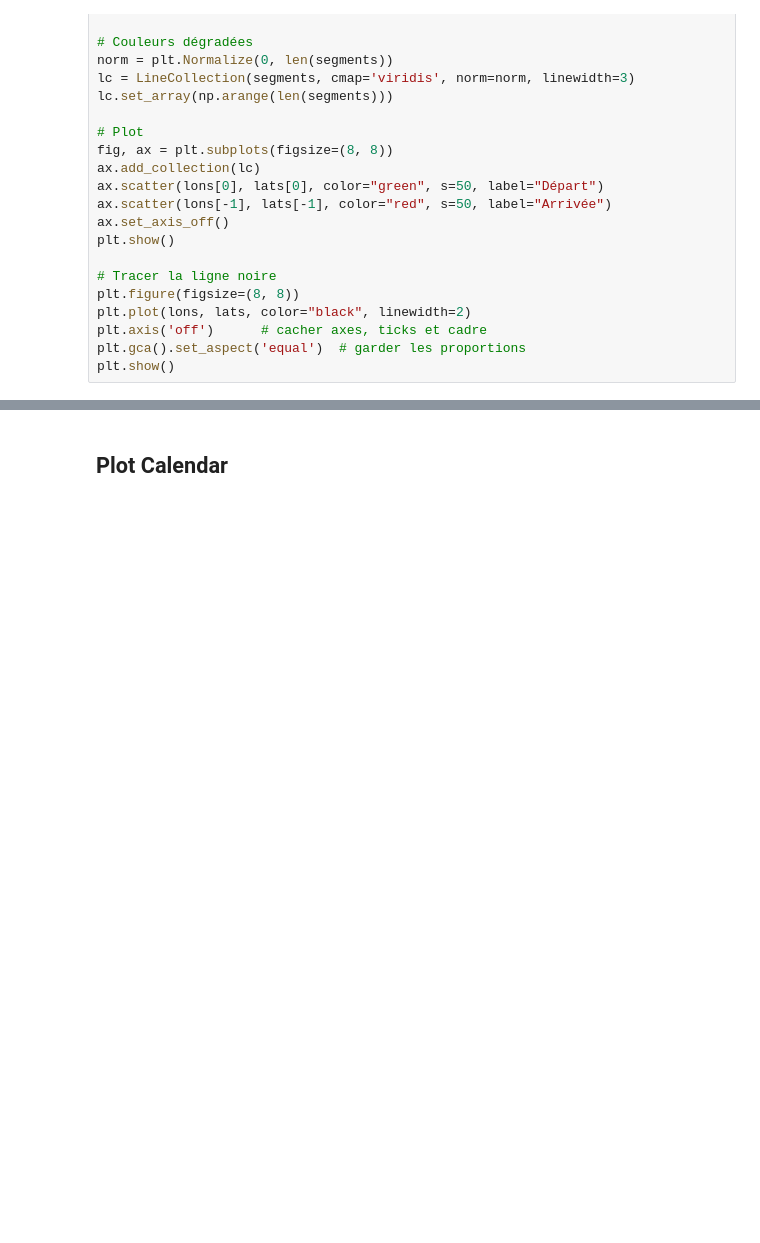
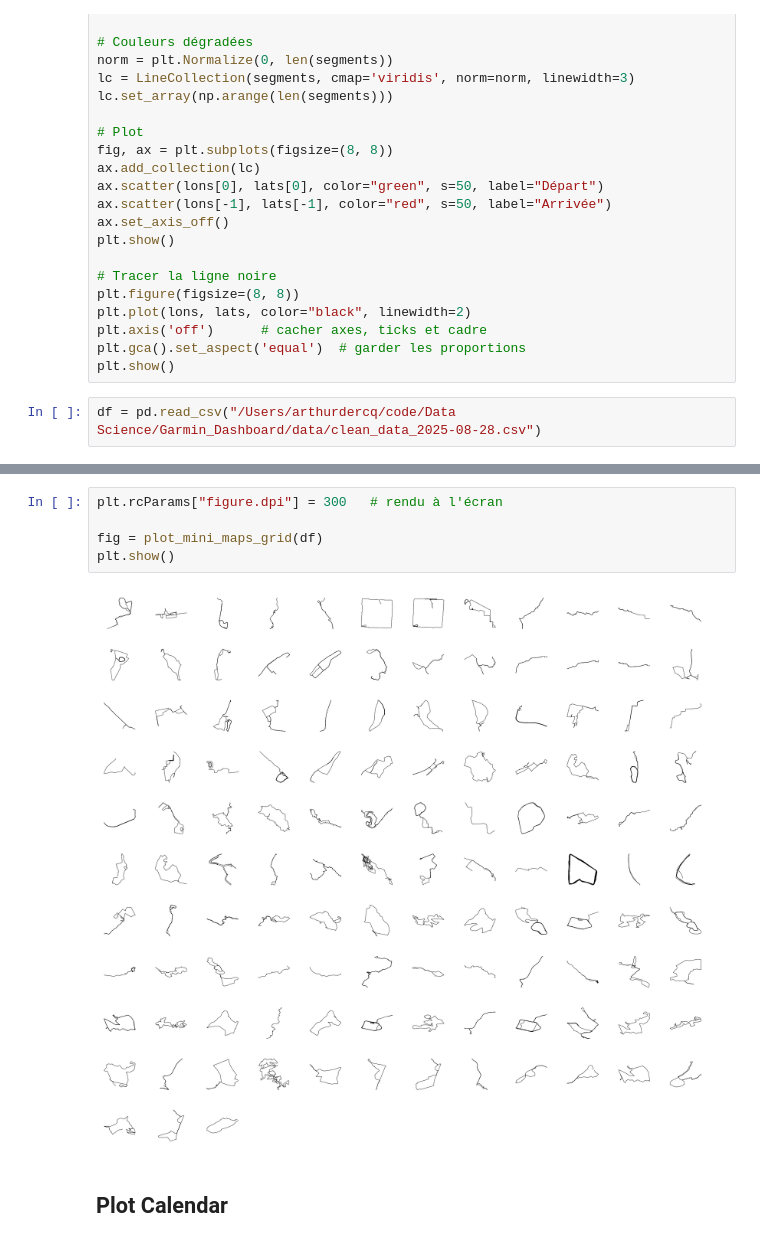
Before and after one commit to ArthurDercq/eye_sight, a Jupyter notebook: notebook/graphs.ipynb, the cells around one changed output, grey strips where cells are left out. Drawn from its saved outputs; the diff is of its cells as text; blank space fills up the shorter version.

```diff
--- a/notebook/graphs.ipynb
+++ b/notebook/graphs.ipynb
@@ -427,3 +474,5 @@ plt.plot(lons, lats, color="black", linewidth=2)
 plt.axis('off')      # cacher axes, ticks et cadre
 plt.gca().set_aspect('equal')  # garder les proportions
 plt.show()
+# %%
+df = pd.read_csv("/Users/arthurdercq/code/Data Science/Garmin_Dashboard/data/clean_data_2025-08-28.csv")
@@ -430,3 +531,10 @@ plt.show()
+# %%
+plt.rcParams["figure.dpi"] = 300   # rendu à l'écran
+
+fig = plot_mini_maps_grid(df)
+plt.show()
+# %% [output]
+[figure, added]
 # %% [markdown]
 ## Plot Calendar
 # %%
```
Also changed, not shown: parts of 9 cells of this notebook, 2 other files.
